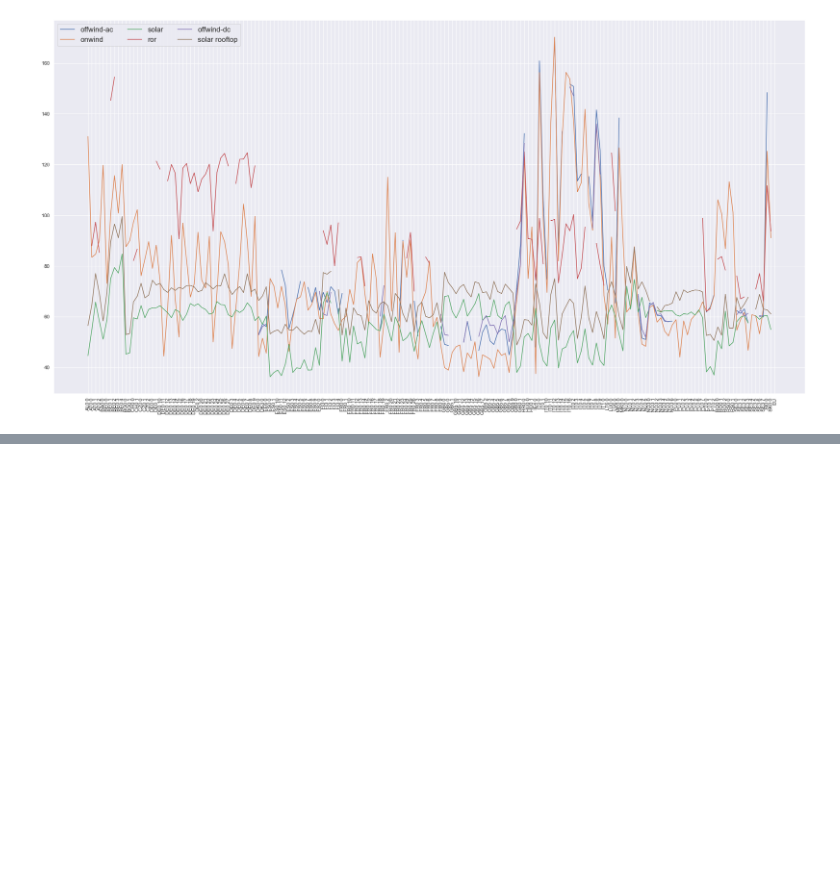
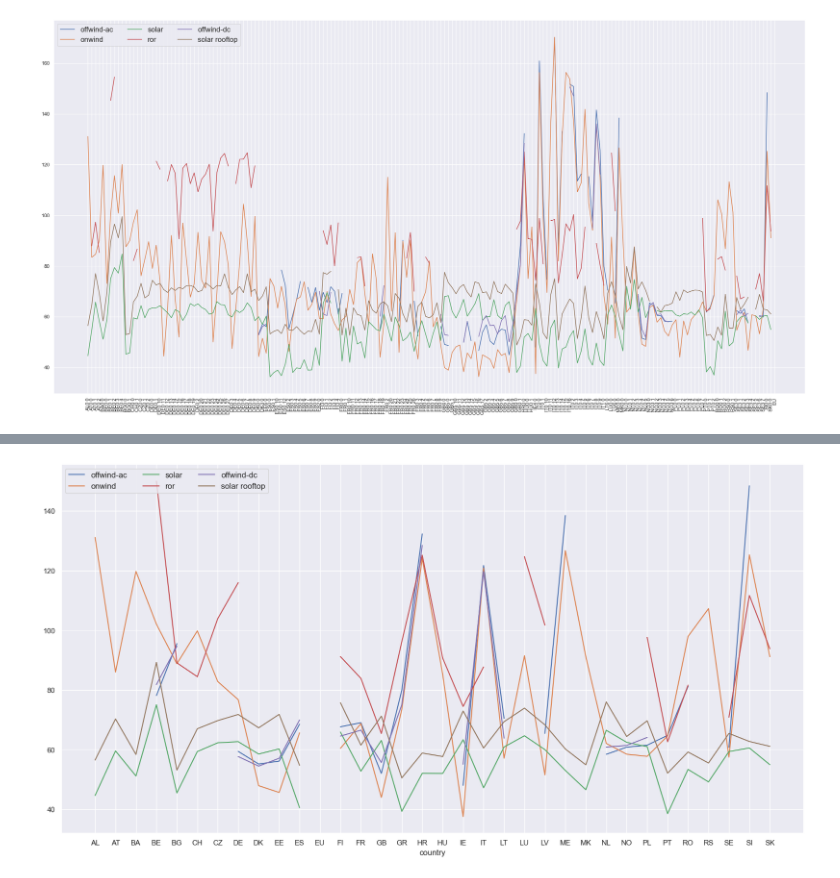
Before and after one commit to JulianGeis/master_thesis, a Jupyter notebook: notebooks/mv_analysis.ipynb, the cells around one changed output, grey strips where cells are left out. Drawn from its saved outputs; the diff is of its cells as text; code cells hidden in the pictures; blank space fills up the shorter version.

```diff
--- a/notebooks/mv_analysis.ipynb
+++ b/notebooks/mv_analysis.ipynb
@@ -38,7 +38,7 @@ Name: carrier, dtype: int64
 # %%
 carriers = n.generators.carrier.drop_duplicates().tolist()
 # carriers = ['offwind-ac','onwind', 'solar','ror','offwind-dc','gas','residential rural solar thermal','services rural solar thermal','residential urban decentral solar thermal','services urban decentral solar thermal','urban central solar thermal','oil','solar rooftop']
-# carriers = ['offwind-ac','onwind', 'solar','ror','offwind-dc','solar rooftop']
+carriers = ['offwind-ac','onwind', 'solar','ror','offwind-dc','solar rooftop']
 carriers
 # %% [output]
 ['offwind-ac', 'onwind', 'solar', 'ror', 'offwind-dc', 'solar rooftop']
@@ -99,0 +99,9 @@ ToDoPlots
+# %%
+# Plot of mv of carriers by country
+mv_carriers["country"] = mv_carriers.index.str[:2]
+ax = mv_carriers.groupby(by="country").mean().plot(figsize=(20,10))
+plt.legend(loc='upper left', ncol=3, prop={'size': 12})
+ax.set_xticks(range(len(mv_carriers.groupby(by="country").mean())))
+ticks = ax.set_xticklabels(labels = [item for item in mv_carriers.groupby(by="country").mean().index.tolist()], rotation=0)
+# %% [output]
+[figure, added]
```
Also changed, not shown: parts of 20 cells of this notebook, 3 other files.
